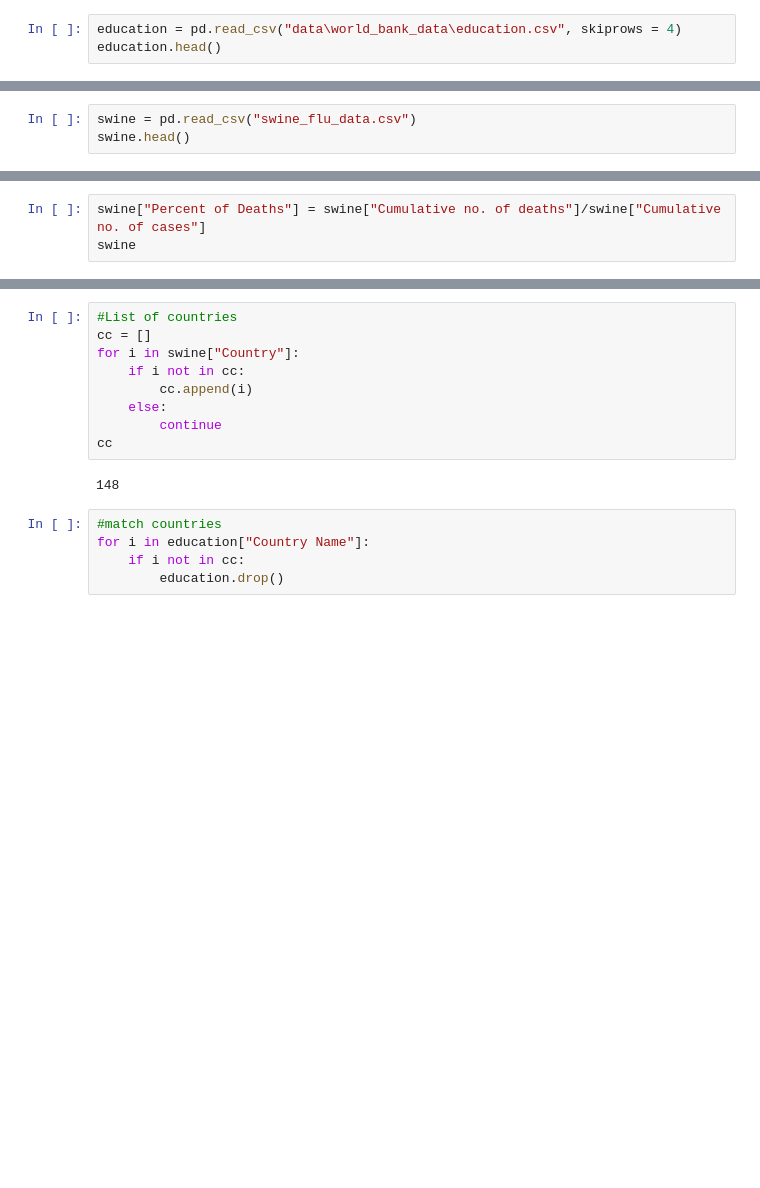
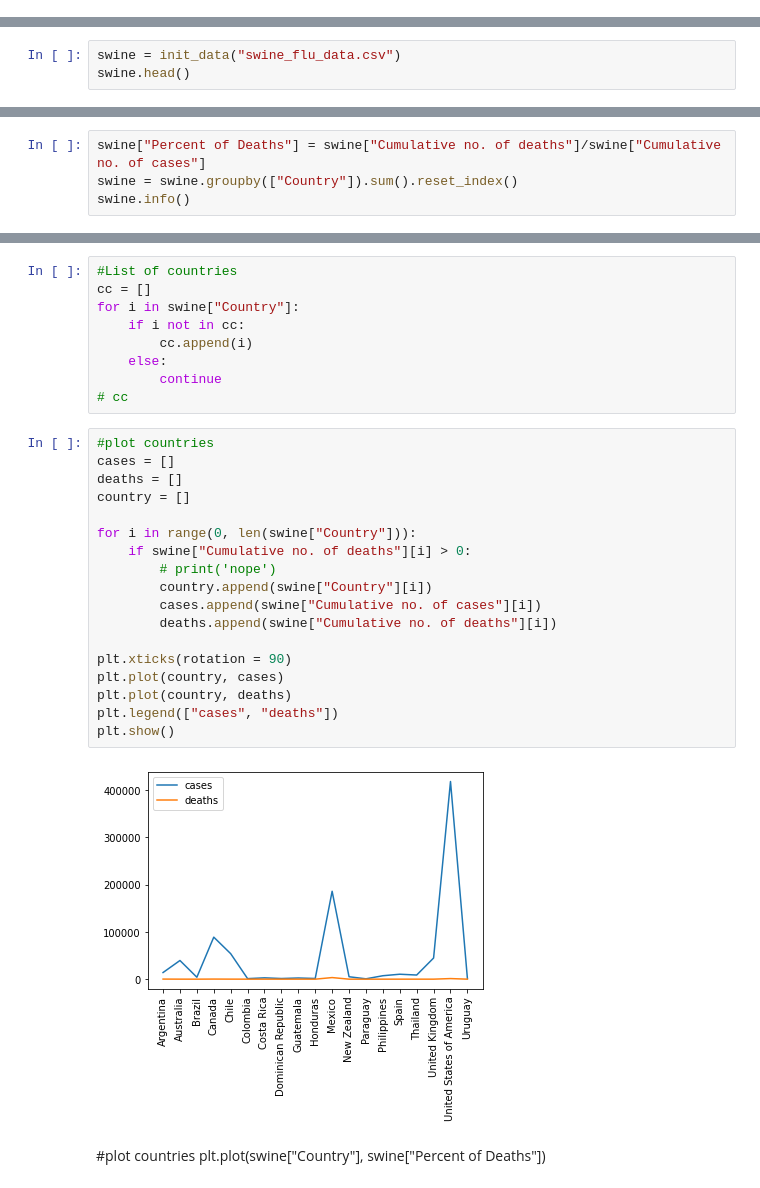
Before and after one commit to tzhang852/COMP-4447-Final-Project, a Jupyter notebook: edu_mal.ipynb, the cells around one changed output, grey strips where cells are left out. Drawn from its saved outputs; the diff is of its cells as text; blank space fills up the shorter version.

Commit message:
swine flu

```diff
--- a/edu_mal.ipynb
+++ b/edu_mal.ipynb
@@ -4,3 +5,0 @@ import pandas as pd
-# %%
-education = pd.read_csv("data\world_bank_data\education.csv", skiprows = 4)
-education.head()
@@ -15,5 +38,5 @@ education.head()
 # %%
-swine = pd.read_csv("swine_flu_data.csv")
+swine = init_data("swine_flu_data.csv")
 swine.head()
 # %% [output]
 |  | Date | Country | Cumulative no. of cases | Cumulative no. of deaths | Link |
@@ -38,4 +70,5 @@ swine = swine.drop(["Link"], axis = 1)
 # %%
 swine["Percent of Deaths"] = swine["Cumulative no. of deaths"]/swine["Cumulative no. of cases"]
-swine
+swine = swine.groupby(["Country"]).sum().reset_index()
+swine.info()
 # %% [output]
@@ -60,11 +91,27 @@ for i in swine["Country"]:
         cc.append(i)
     else:
         continue
-cc
+# cc
-# %% [output]
-148
-# %%
-#match countries
-for i in education["Country Name"]:
-    if i not in cc:
-        education.drop()
+# %%
+#plot countries
+cases = []
+deaths = []
+country = []
+
+for i in range(0, len(swine["Country"])):
+    if swine["Cumulative no. of deaths"][i] > 0:
+        # print('nope')
+        country.append(swine["Country"][i])
+        cases.append(swine["Cumulative no. of cases"][i])
+        deaths.append(swine["Cumulative no. of deaths"][i])
+
+plt.xticks(rotation = 90)
+plt.plot(country, cases)
+plt.plot(country, deaths)
+plt.legend(["cases", "deaths"])
+plt.show()
+# %% [output]
+[figure, added]
+# %% [markdown]
+#plot countries
+plt.plot(swine["Country"], swine["Percent of Deaths"])
```
Also changed, not shown: parts of 9 cells of this notebook.
